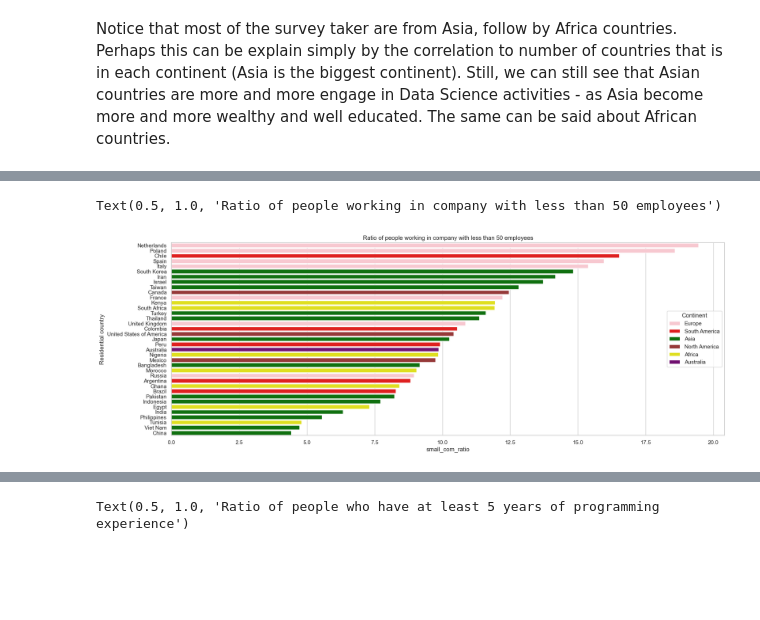
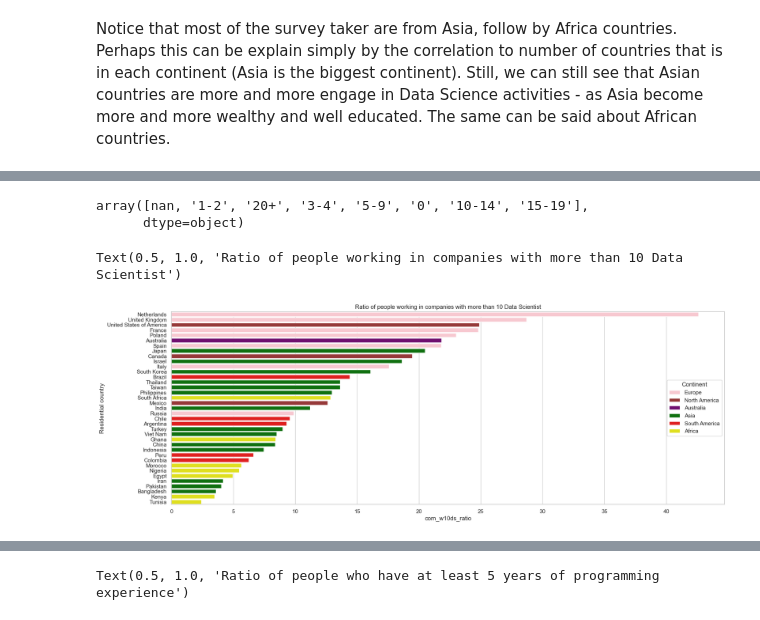
Before and after one commit to HTNam1710/P4DS_FinalProject, a Jupyter notebook: Source/phase_ask.ipynb, the cells around one changed output, grey strips where cells are left out. Cells and saved outputs as stored; diff of their text form; code cells hidden in the pictures; blank space fills up the shorter version.

```diff
--- a/Source/phase_ask.ipynb
+++ b/Source/phase_ask.ipynb
@@ -117,6 +126,14 @@ continent_color = {
 }
 
 total_response_df['Continent'] = total_response_df['Residential country'].apply(lambda x: continents[pc.country_alpha2_to_continent_code(pc.country_name_to_country_alpha2(x, cn_name_format='default'))])
+
+
+# Let's adjust our data set to only include countries with more than 100 response
+data = data[data['Residential country'].isin(total_response_df['Residential country'].unique())]
+
+# Include the continent in the data set too
+continent_dict = total_response_df.drop('number_of_response', axis=1).set_index('Residential country').to_dict('index') #['Argentina']['Continent']
+data['Continent'] = data['Residential country'].apply(lambda x: continent_dict[x]['Continent'])
 # %%
 figure, ax = plt.subplots(figsize=(20, 7))
 sns.set_theme(style="whitegrid")
@@ -171,13 +200,18 @@ Notice that in Asian countries, Japan is significantly larger in scale than othe
+# %%
+data['Individual responsible'].unique()
+# %% [output]
+array([nan, '1-2', '20+', '3-4', '5-9', '0', '10-14', '15-19'],
+      dtype=object)
 # %%
-small_company_df = data[(data['Company size'] == '0-49 employees')]
-small_company_df = pd.merge(small_company_df.groupby('Residential country')['Company size'].agg(small_company = 'count'), total_response_df, on='Residential country')
-small_company_df['small_com_ratio'] = small_company_df['small_company'] * 100 / small_company_df['number_of_response']
+company_w10ds_df = data[(data['Individual responsible'] == '10-14') | (data['Individual responsible'] == '15-19') |(data['Individual responsible'] == '20+')]
+company_w10ds_df = pd.merge(company_w10ds_df.groupby('Residential country')['Company size'].agg(ds20_count = 'count'), total_response_df, on='Residential country')
+company_w10ds_df['com_w10ds_ratio'] = company_w10ds_df['ds20_count'] * 100 / company_w10ds_df['number_of_response']
 # %%
 figure, ax = plt.subplots(figsize=(20, 7))
 sns.set_theme(style="whitegrid")
 sns.set_color_codes('muted')
-sns.barplot(x='small_com_ratio', y='Residential country', data=small_company_df.sort_values(by='small_com_ratio', ascending=False),palette = continent_color ,hue='Continent', dodge=False)
-ax.set_title("Ratio of people working in company with less than 50 employees")
+sns.barplot(x='com_w10ds_ratio', y='Residential country', data=company_w10ds_df.sort_values(by='com_w10ds_ratio', ascending=False),palette = continent_color ,hue='Continent', dodge=False)
+ax.set_title("Ratio of people working in companies with more than 10 Data Scientist")
 # %% [output]
-Text(0.5, 1.0, 'Ratio of people working in company with less than 50 employees')
+Text(0.5, 1.0, 'Ratio of people working in companies with more than 10 Data Scientist')
-[figure, old version]
+[figure, new version]
```
Also changed, not shown: parts of 118 cells of this notebook.
